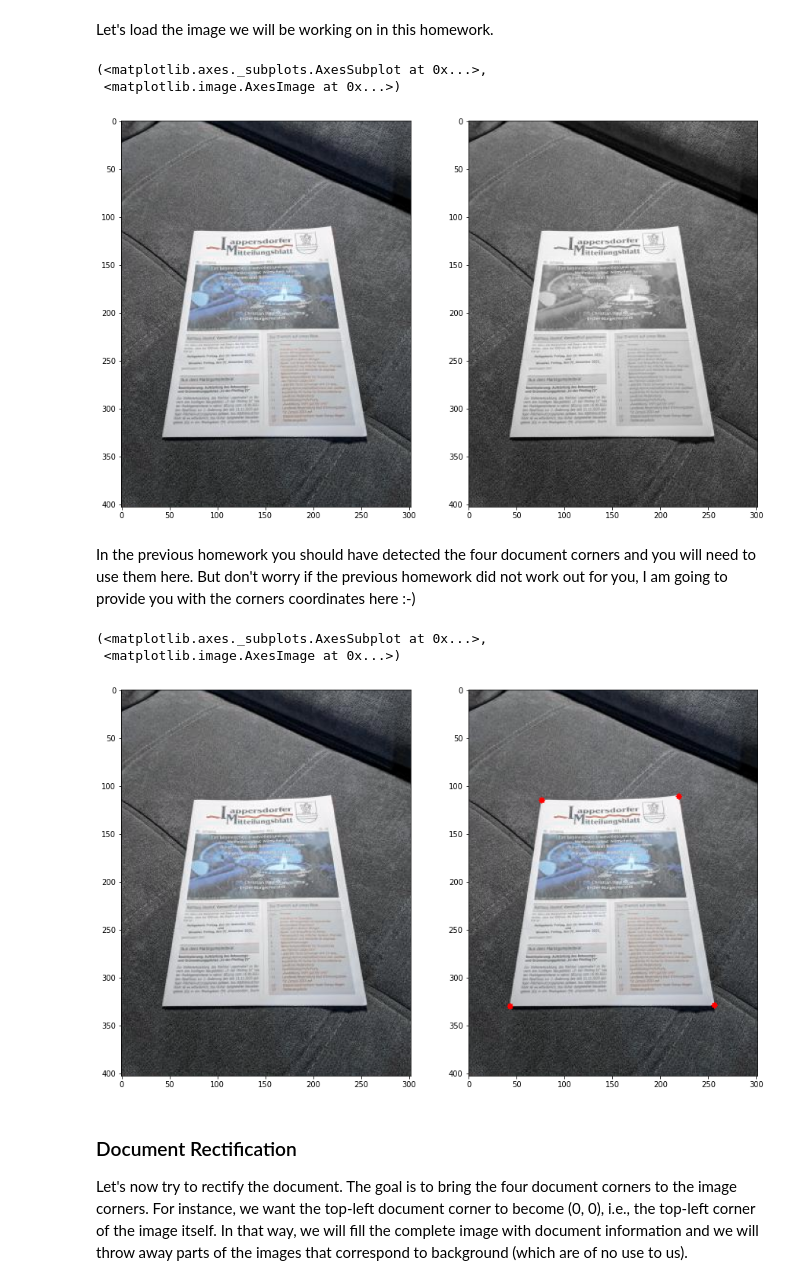
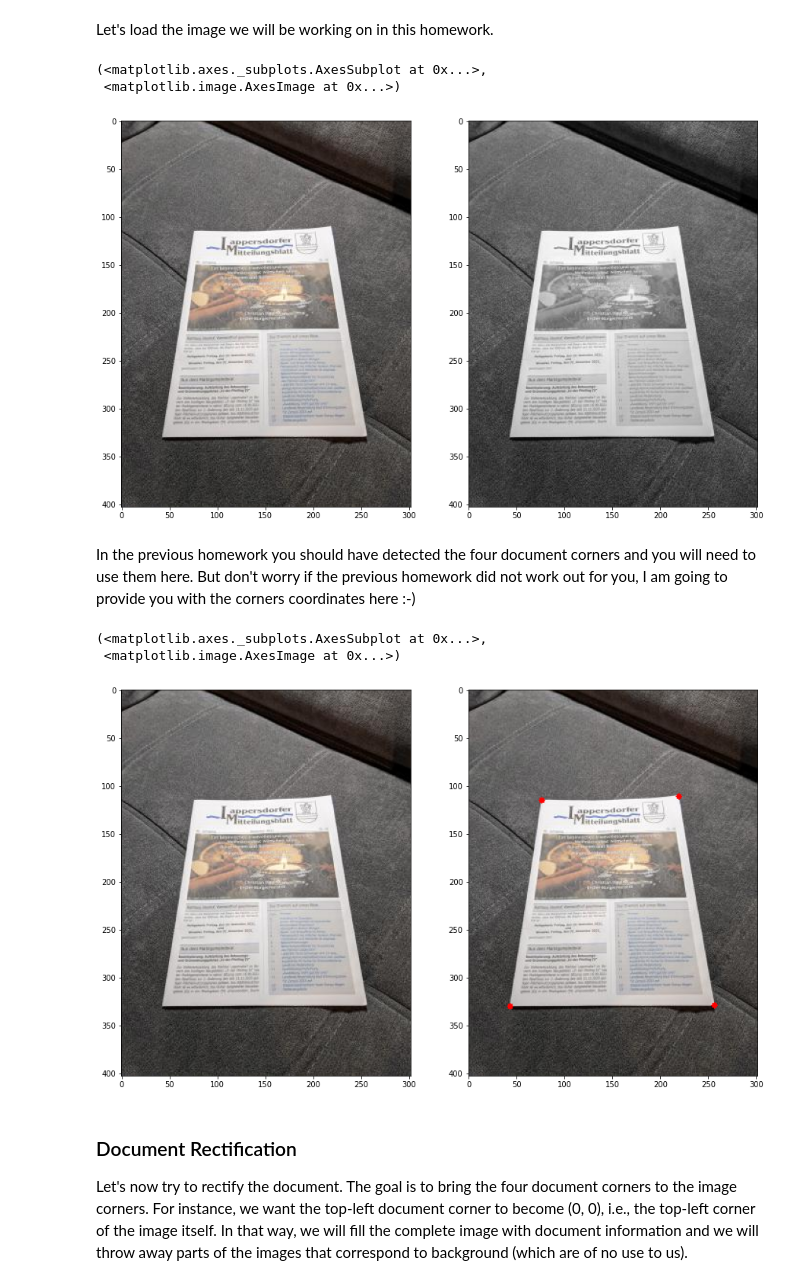
Before and after one commit to pylypen/robotdreams_cv2, a Jupyter notebook: homework_7/Homework.ipynb, the cells around one changed output. Drawn from its saved outputs; the diff is of its cells as text; code cells hidden in the pictures.

```diff
--- a/homework_7/Homework.ipynb
+++ b/homework_7/Homework.ipynb
@@ -18,17 +18,18 @@ plt.rcParams['figure.figsize'] = [15, 10]
 Let's load the image we will be working on in this homework.
 # %%
 img = cv2.imread('document.jpg')
+img = cv2.cvtColor(img, cv2.COLOR_BGR2RGB)
 gray = cv2.cvtColor(img,cv2.COLOR_BGR2GRAY)
 gray = np.float32(gray)/255
 rows, cols = gray.shape
 
 # Let's plot the image
 plt.subplot(121), plt.imshow(img)
 plt.subplot(122), plt.imshow(gray, cmap='gray')
 # %% [output]
 (<matplotlib.axes._subplots.AxesSubplot at 0x...>,
  <matplotlib.image.AxesImage at 0x...>)
-[figure, old version]
+[figure, new version]
 # %% [markdown]
 In the previous homework you should have detected the four document corners and you will need to use them here. But don't worry if the previous homework did not work out for you, I am going to provide you with the corners coordinates here :-)
 # %%
@@ -49,7 +50,7 @@ plt.subplot(122), plt.imshow(out)
 # %% [output]
 (<matplotlib.axes._subplots.AxesSubplot at 0x...>,
  <matplotlib.image.AxesImage at 0x...>)
-[figure, old version]
+[figure, new version]
 # %% [markdown]
 ### Document Rectification
 
```
Also changed, not shown: parts of 4 cells of this notebook.
